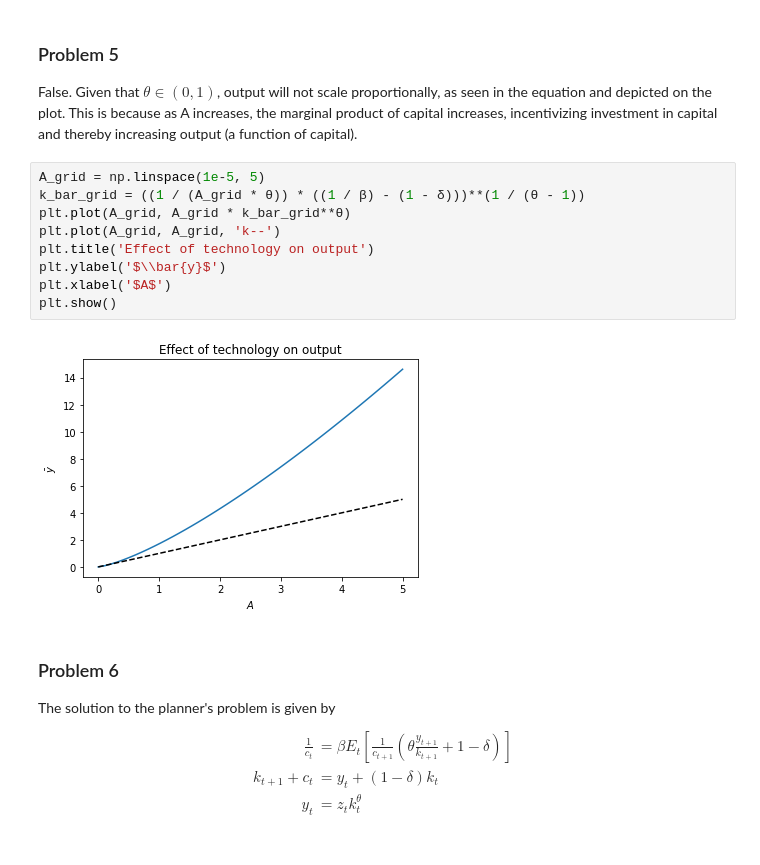
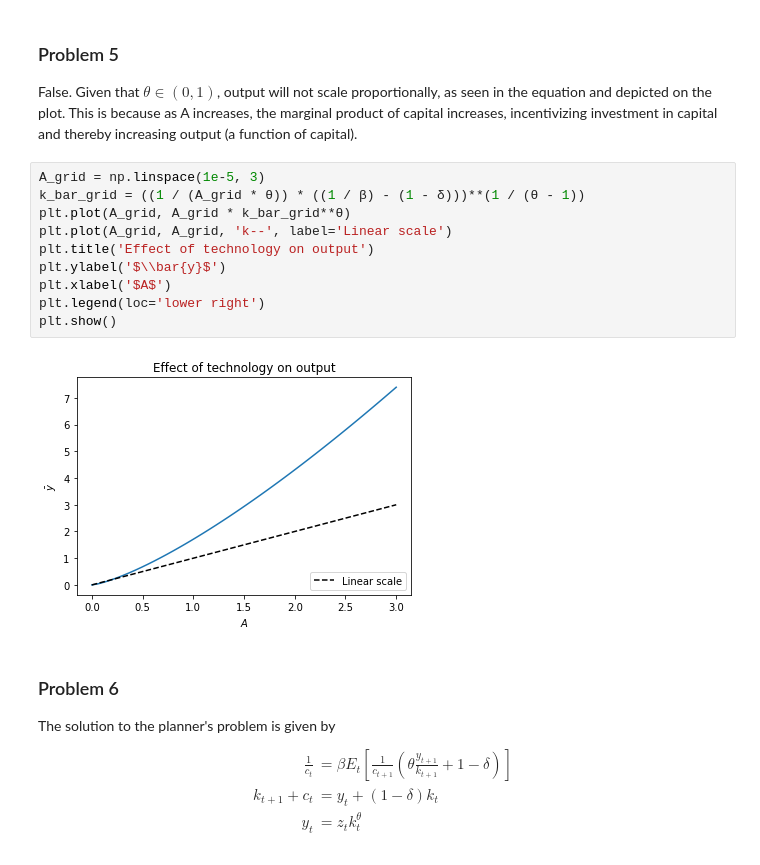
Before and after one commit to fagan2888/ECON202A, a Jupyter notebook: Assignment/problemset.ipynb, the cells around one changed output. Cells and saved outputs as stored; diff of their text form.

```diff
--- a/Assignment/problemset.ipynb
+++ b/Assignment/problemset.ipynb
@@ -180,16 +180,17 @@ c_bar = y_bar - δ * k_bar
 
 False. Given that $\theta \in (0, 1)$, output will not scale proportionally, as seen in the equation and depicted on the plot. This is because as A increases, the marginal product of capital increases, incentivizing investment in capital and thereby increasing output (a function of capital).
 # %%
-A_grid = np.linspace(1e-5, 5)
+A_grid = np.linspace(1e-5, 3)
 k_bar_grid = ((1 / (A_grid * θ)) * ((1 / β) - (1 - δ)))**(1 / (θ - 1))
 plt.plot(A_grid, A_grid * k_bar_grid**θ)
-plt.plot(A_grid, A_grid, 'k--')
+plt.plot(A_grid, A_grid, 'k--', label='Linear scale')
 plt.title('Effect of technology on output')
 plt.ylabel('$\\bar{y}$')
 plt.xlabel('$A$')
+plt.legend(loc='lower right')
 plt.show()
 # %% [output]
-[figure, old version]
+[figure, new version]
 # %% [markdown]
 ### Problem 6
 
```
Also changed, not shown: parts of 1 cell of this notebook.
